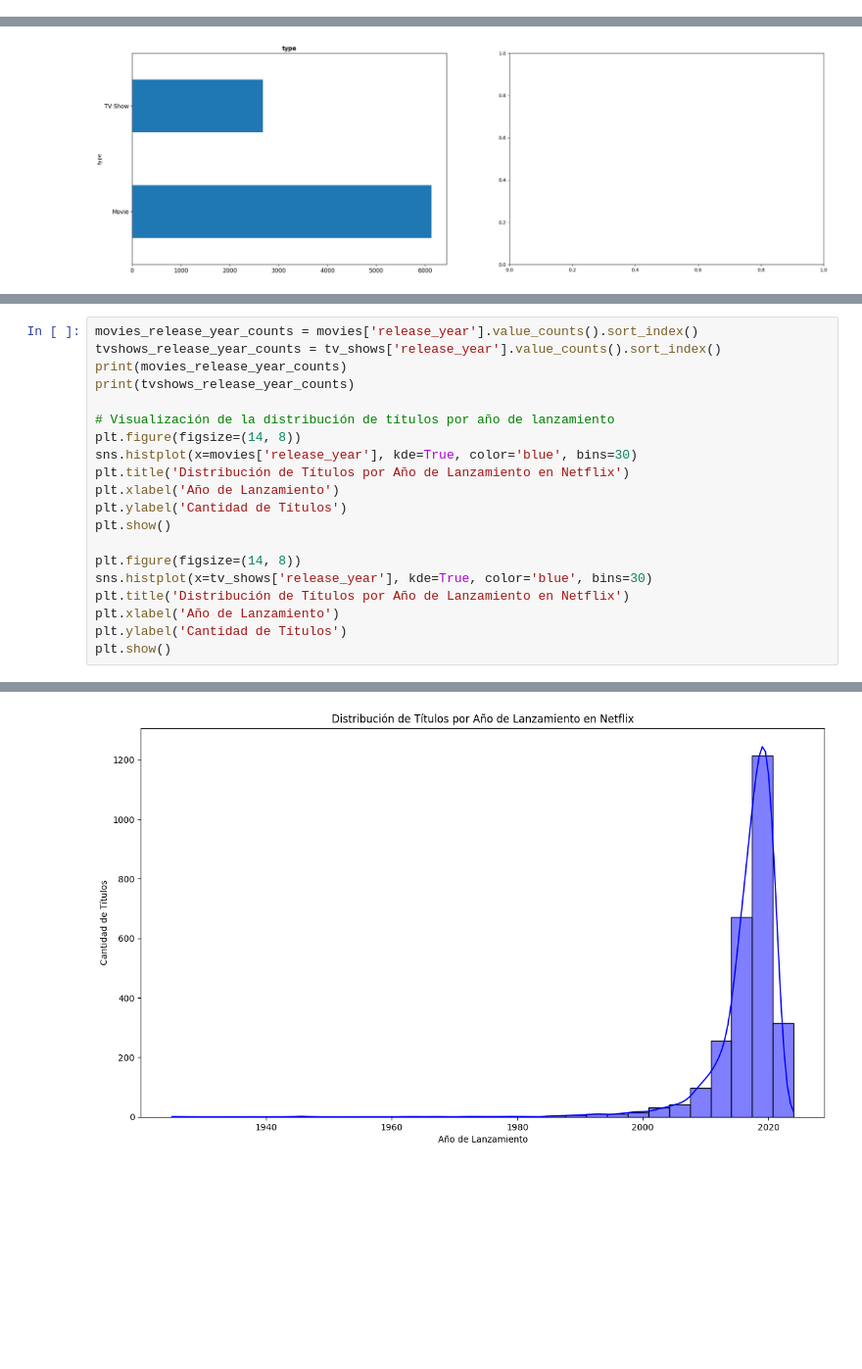
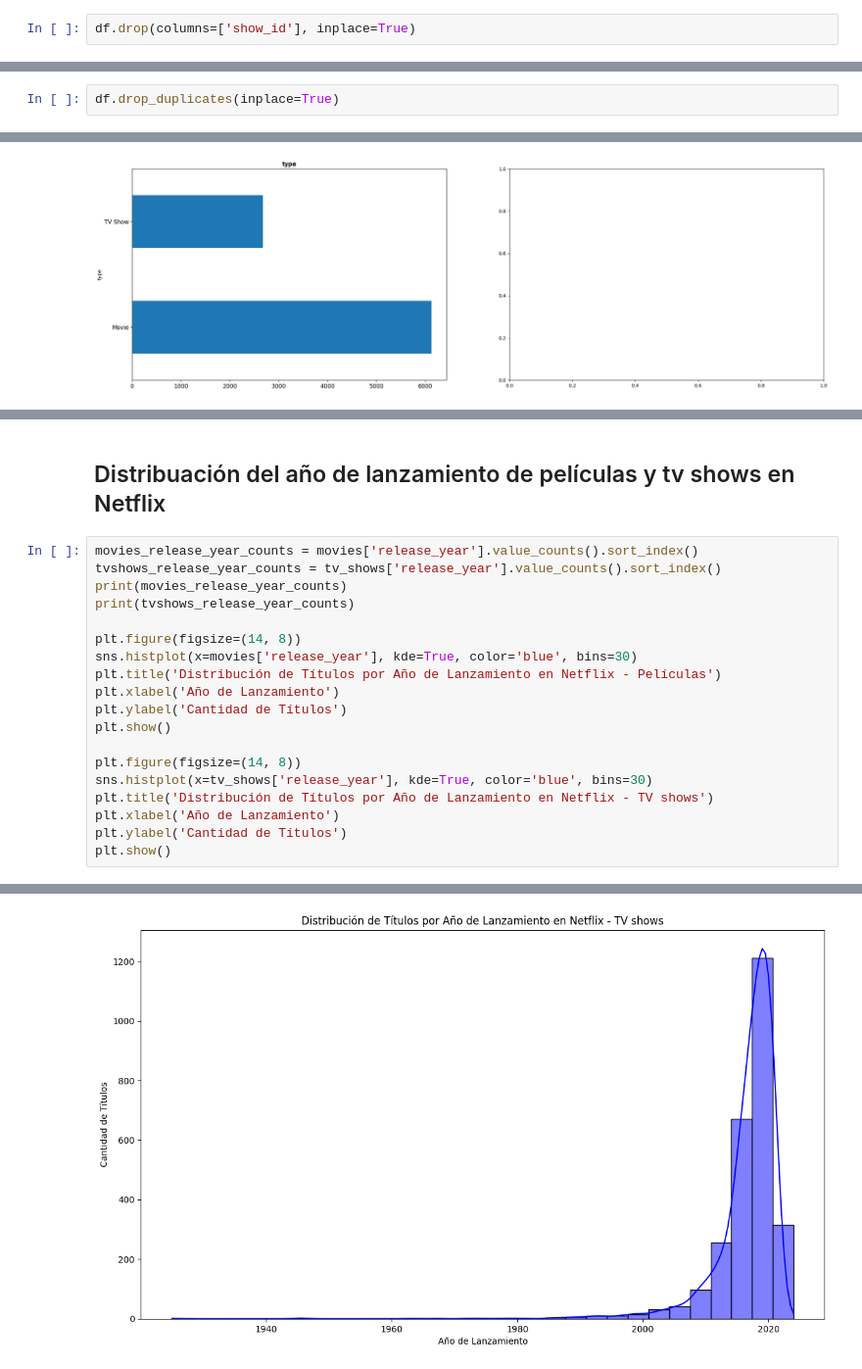
Before and after one commit to ju4n-avendanoa/Data_Netflix, a Jupyter notebook: main.ipynb, the cells around one changed output, grey strips where cells are left out. Shown at 98% size. Drawn from its saved outputs; the diff is of its cells as text; blank space fills up the shorter version.

```diff
--- a/main.ipynb
+++ b/main.ipynb
@@ -15,6 +15,8 @@ df.head()
 | 2 | s3 | TV Show | Ganglands | Julien Leclercq | Sami Bouajila, Tracy Gotoas, Samu... | NaN | 2021-09-24 00:00:00 | 2021 | TV-MA | 1 Season | ... |
 | 3 | s4 | TV Show | Jailbirds New Orleans | NaN | NaN | NaN | 2021-09-24 00:00:00 | 2021 | TV-MA | 1 Season | ... |
 | 4 | s5 | TV Show | Kota Factory | NaN | Mayur More, Jitendra Kumar, Ranja... | India | 2021-09-24 00:00:00 | 2021 | TV-MA | 2 Seasons | ... |
+# %%
+df.drop(columns=['show_id'], inplace=True)
 # %%
 df.info()
 # %% [output]
@@ -87,3 +90,5 @@ dtype: int64
+# %%
+df.drop_duplicates(inplace=True)
 # %%
 def graficos_boxplot(df):
 
@@ -330,22 +365,23 @@ Name: count, dtype: int64
 [figure]
 [figure]
+# %% [markdown]
+## Distribuación del año de lanzamiento de películas y tv shows en Netflix
 # %%
 movies_release_year_counts = movies['release_year'].value_counts().sort_index()
 tvshows_release_year_counts = tv_shows['release_year'].value_counts().sort_index()
 print(movies_release_year_counts)
 print(tvshows_release_year_counts)
 
-# Visualización de la distribución de títulos por año de lanzamiento
 plt.figure(figsize=(14, 8))
 sns.histplot(x=movies['release_year'], kde=True, color='blue', bins=30)
-plt.title('Distribución de Títulos por Año de Lanzamiento en Netflix')
+plt.title('Distribución de Títulos por Año de Lanzamiento en Netflix - Películas')
 plt.xlabel('Año de Lanzamiento')
 plt.ylabel('Cantidad de Títulos')
 plt.show()
 
 plt.figure(figsize=(14, 8))
 sns.histplot(x=tv_shows['release_year'], kde=True, color='blue', bins=30)
-plt.title('Distribución de Títulos por Año de Lanzamiento en Netflix')
+plt.title('Distribución de Títulos por Año de Lanzamiento en Netflix - TV shows')
 plt.xlabel('Año de Lanzamiento')
 plt.ylabel('Cantidad de Títulos')
 plt.show()
@@ -371 +407 @@ Name: count, dtype: int64
-[figure, old version]
+[figure, new version]
```
Also changed, not shown: parts of 32 cells of this notebook.
